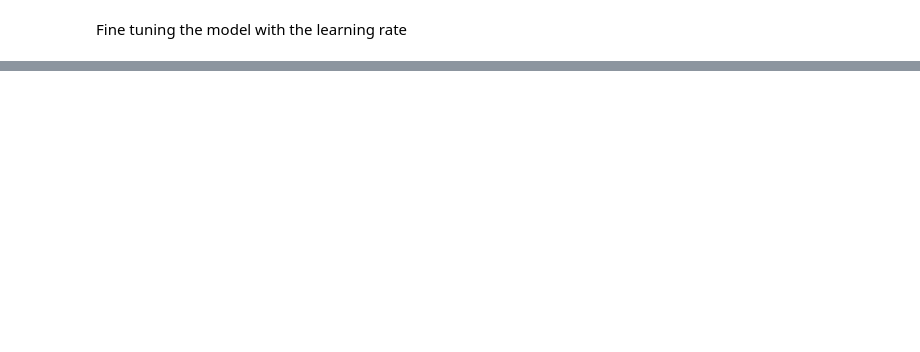
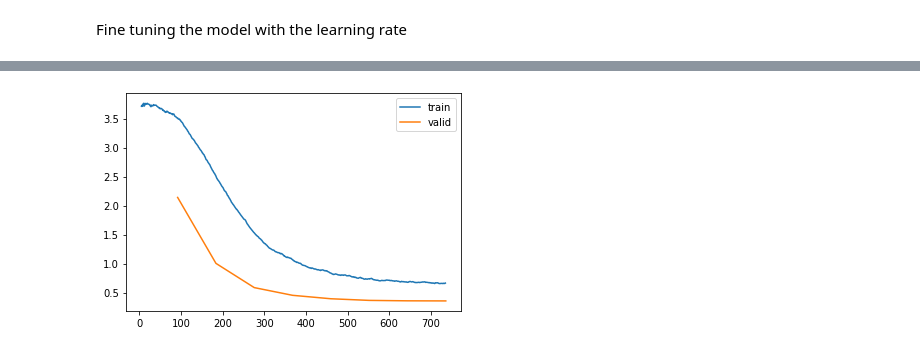
Before and after one commit to VivekMuraleedharanGit/fastai_learning, a Jupyter notebook: Pets_breed_classifier.ipynb, the cells around one changed output, grey strips where cells are left out. Saved outputs shown, nothing was run; the diff lists cells and outputs as text; code cells hidden in the pictures; blank space fills up the shorter version.

```diff
--- a/Pets_breed_classifier.ipynb
+++ b/Pets_breed_classifier.ipynb
@@ -150,0 +173,5 @@ interp.plot_top_losses(5,figsize=(15,10))
+# %%
+learn = cnn_learner(dls, resnet34, metrics=error_rate)
+learn.fit_one_cycle(2,4.3e-5)
+learn.unfreeze()
+learn.fit_one_cycle(8, lr_max=slice(1e-6,5e-5))
@@ -150,0 +191,4 @@ interp.plot_top_losses(5,figsize=(15,10))
+# %%
+learn.recorder.plot_loss()
+# %% [output]
+[figure, added]
```
Also changed, not shown: parts of 26 cells of this notebook.
